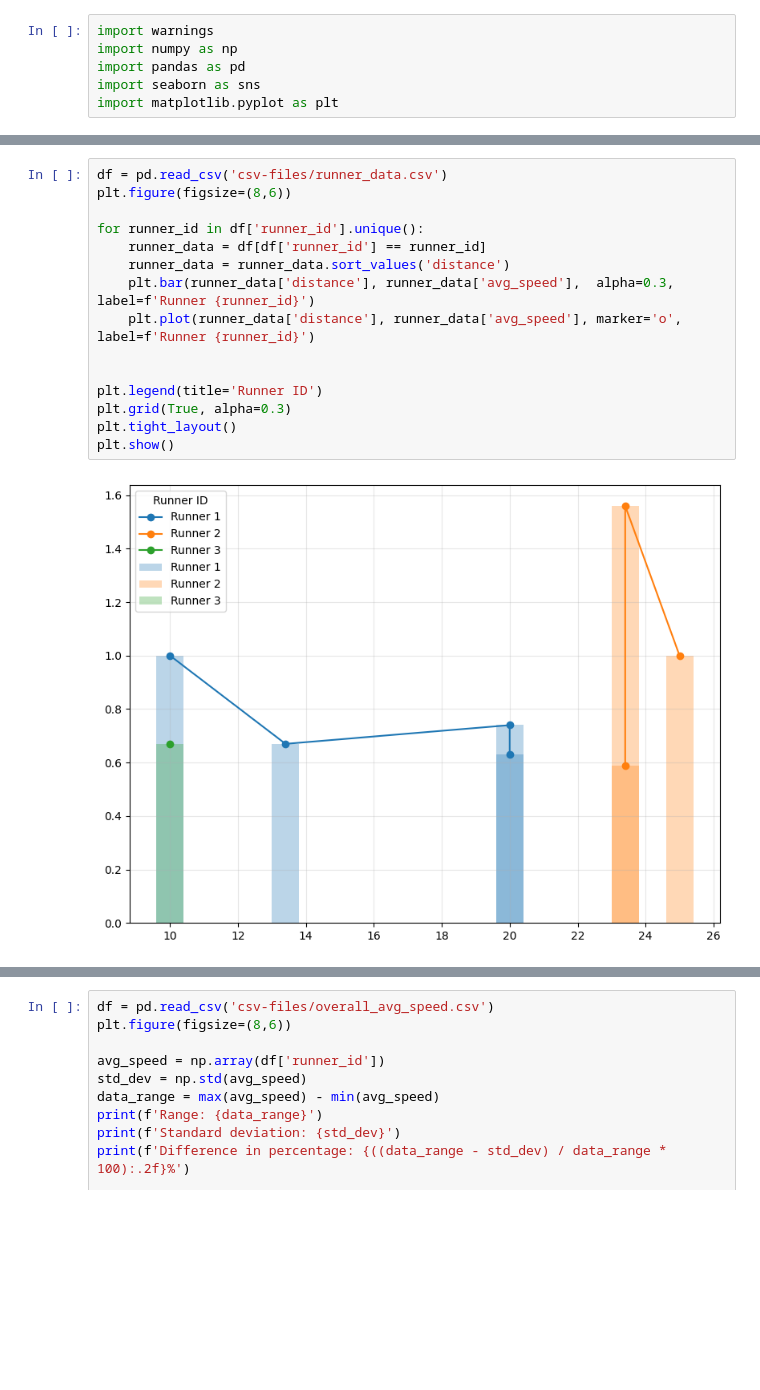
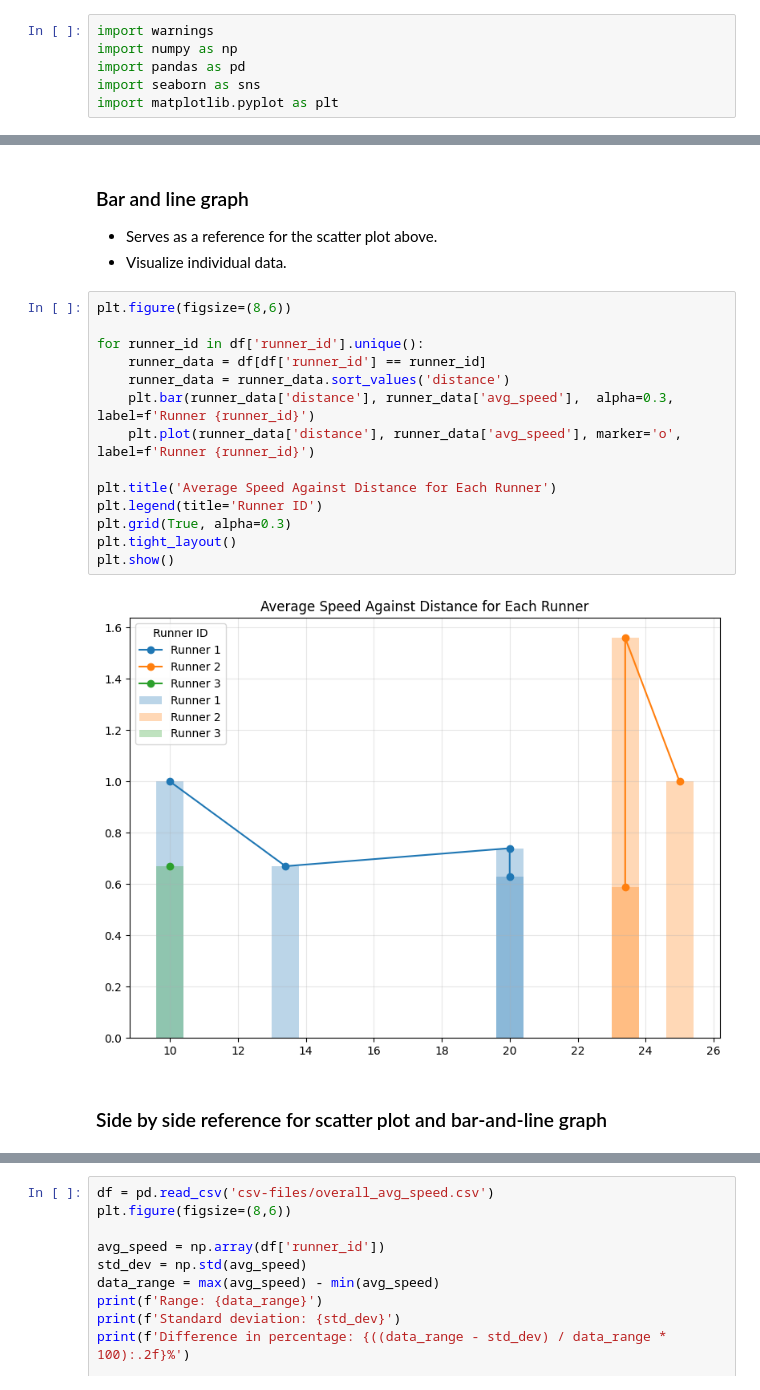
Before and after one commit to nacht29/8-Week-SQL-Challenge, a Jupyter notebook: Case Study #2 - Pizza Runner/python-visualisation/partB.ipynb, the cells around one changed output, grey strips where cells are left out. Drawn from its saved outputs; the diff is of its cells as text; blank space fills up the shorter version.

Commit message:
feat: added title for graphs, removed extra lines and added doc

```diff
--- a/Case Study #2 - Pizza Runner/python-visualisation/partB.ipynb
+++ b/Case Study #2 - Pizza Runner/python-visualisation/partB.ipynb
@@ -64,21 +74,27 @@ plt.tight_layout()
 plt.show()
 # %% [output]
 [figure]
+# %% [markdown]
+### Bar and line graph
+
+- Serves as a reference for the scatter plot above.
+- Visualize individual data.
 # %%
-df = pd.read_csv('csv-files/runner_data.csv')
 plt.figure(figsize=(8,6))
 
 for runner_id in df['runner_id'].unique():
 	runner_data = df[df['runner_id'] == runner_id]
 	runner_data = runner_data.sort_values('distance')
 	plt.bar(runner_data['distance'], runner_data['avg_speed'],  alpha=0.3, label=f'Runner {runner_id}')
 	plt.plot(runner_data['distance'], runner_data['avg_speed'], marker='o', label=f'Runner {runner_id}')
 
-
+plt.title('Average Speed Against Distance for Each Runner')
 plt.legend(title='Runner ID')
 plt.grid(True, alpha=0.3)
 plt.tight_layout()
 plt.show()
 # %% [output]
-[figure, old version]
+[figure, new version]
+# %% [markdown]
+### Side by side reference for scatter plot and bar-and-line graph
 # %%
```
Also changed, not shown: parts of 9 cells of this notebook, 1 other file.
